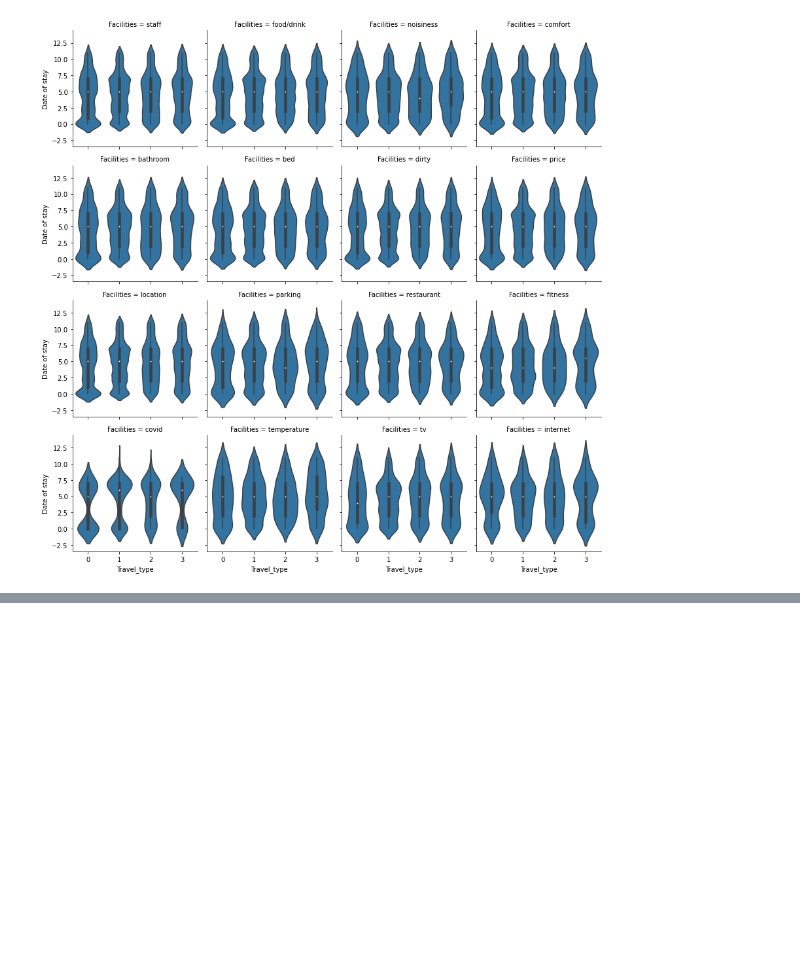
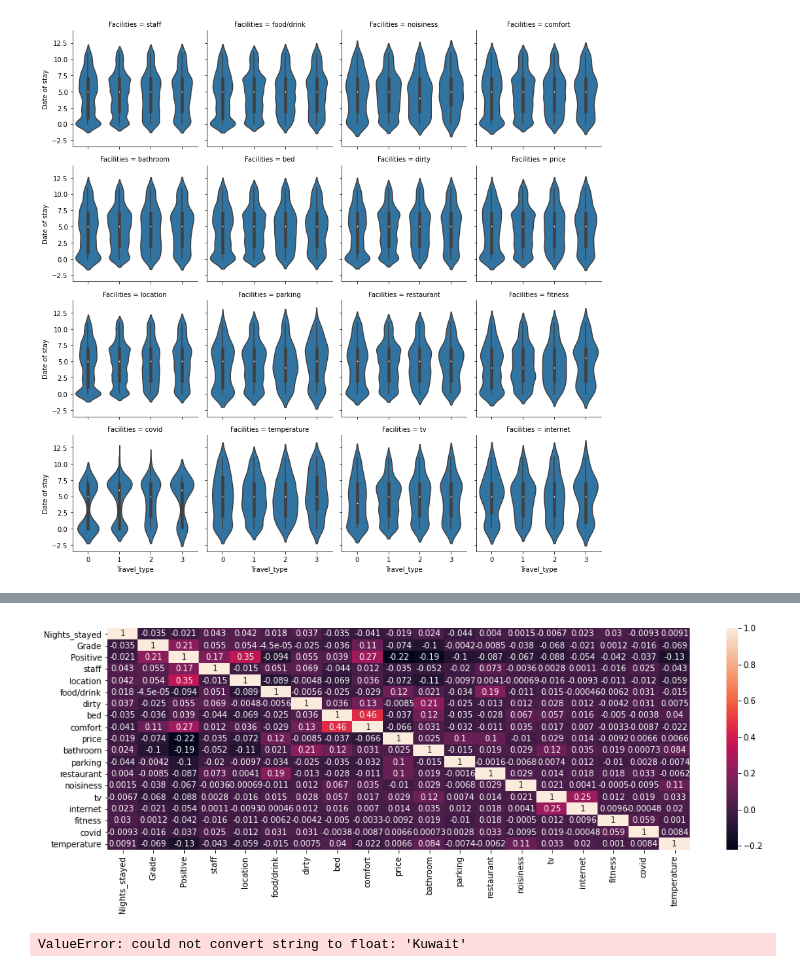
Before and after one commit to mitosHermanos/SIAP-NN, a Jupyter notebook: Data_analysis.ipynb, the cells around one changed output, grey strips where cells are left out. Saved outputs shown, nothing was run; the diff lists cells and outputs as text; code cells hidden in the pictures; blank space fills up the shorter version.

```diff
--- a/Data_analysis.ipynb
+++ b/Data_analysis.ipynb
@@ -179,0 +180,8 @@ g.add_legend()
+# %%
+import matplotlib.pyplot as plt
+corr = all_hotels.corr()
+plt.figure(figsize = (16,5))
+sns.heatmap(corr, annot=True)
+plt.show()
+# %% [output]
+[figure, added]
@@ -179,0 +193,4 @@ g.add_legend()
+# %%
+sns.heatmap(all_hotels)
+# %% [output]
+ValueError: could not convert string to float: 'Kuwait'
```
Also changed, not shown: parts of 17 cells of this notebook, 19 other files.
